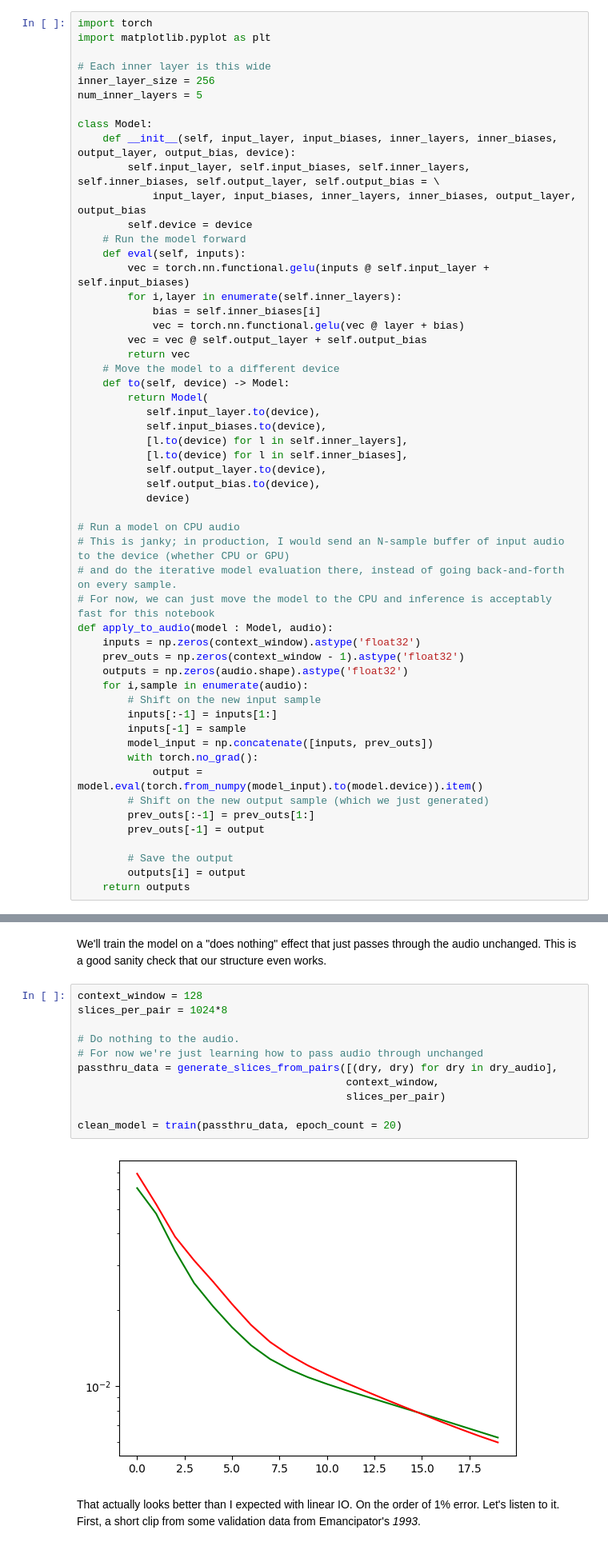
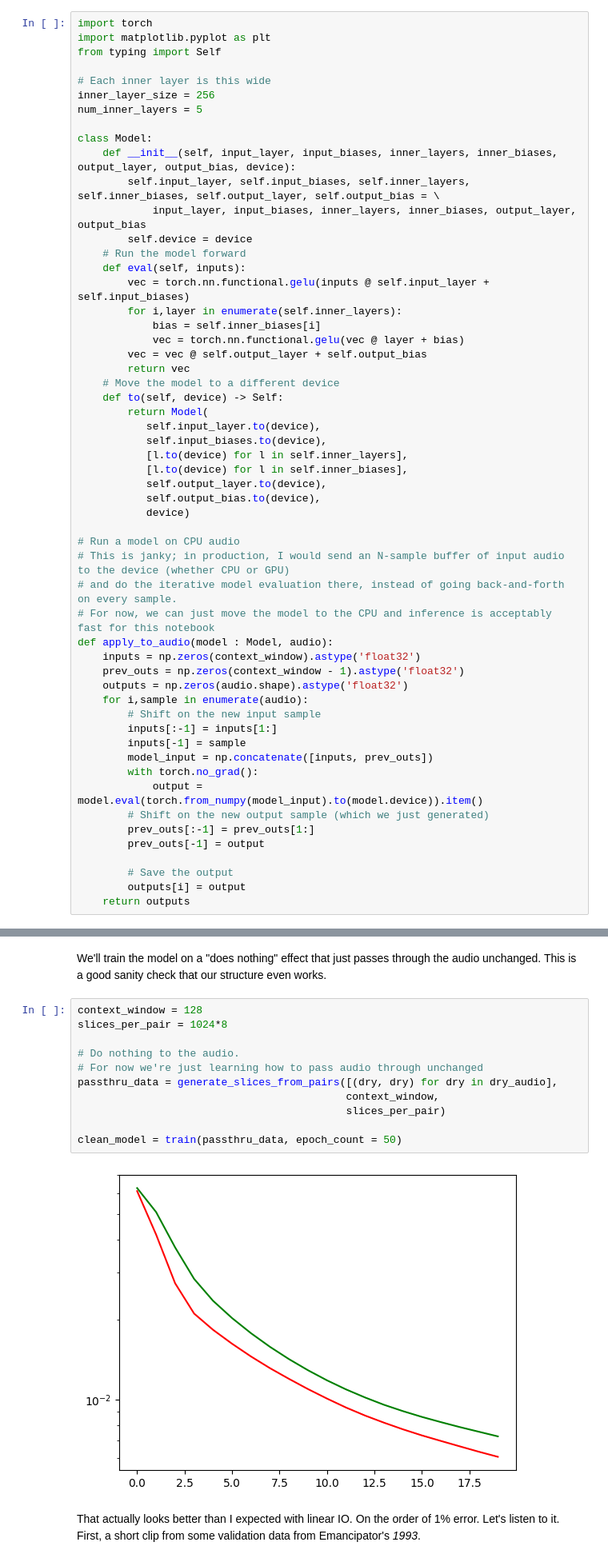
Before and after one commit to wyager/audiofx, a Jupyter notebook: audiofx.ipynb, the cells around one changed output, grey strips where cells are left out. Shown at 80% size. Drawn from its saved outputs; the diff is of its cells as text.

Commit message:
clean

```diff
--- a/audiofx.ipynb
+++ b/audiofx.ipynb
@@ -177,6 +178,7 @@ Let's define a model with an input layer, 5 middle layers, and an output layer t
 # %%
 import torch
 import matplotlib.pyplot as plt
+from typing import Self
 
 # Each inner layer is this wide
 inner_layer_size = 256
@@ -196,7 +198,7 @@ class Model:
         vec = vec @ self.output_layer + self.output_bias
         return vec
     # Move the model to a different device
-    def to(self, device) -> Model:
+    def to(self, device) -> Self:
         return Model(
            self.input_layer.to(device),
            self.input_biases.to(device),
@@ -347,16 +349,16 @@ We'll train the model on a "does nothing" effect that just passes through the au
 # %%
 context_window = 128
 slices_per_pair = 1024*8
 
 # Do nothing to the audio.
 # For now we're just learning how to pass audio through unchanged
 passthru_data = generate_slices_from_pairs([(dry, dry) for dry in dry_audio],
                                            context_window,
                                            slices_per_pair)
 
-clean_model = train(passthru_data, epoch_count = 20)
+clean_model = train(passthru_data, epoch_count = 50)
 # %% [output]
-[figure, old version]
+[figure, new version]
 # %% [markdown]
 That actually looks better than I expected with linear IO. On the order of 1% error. Let's listen to it. First, a short clip from some validation data from Emancipator's *1993*.
 # %%
```
Also changed, not shown: parts of 26 cells of this notebook.
